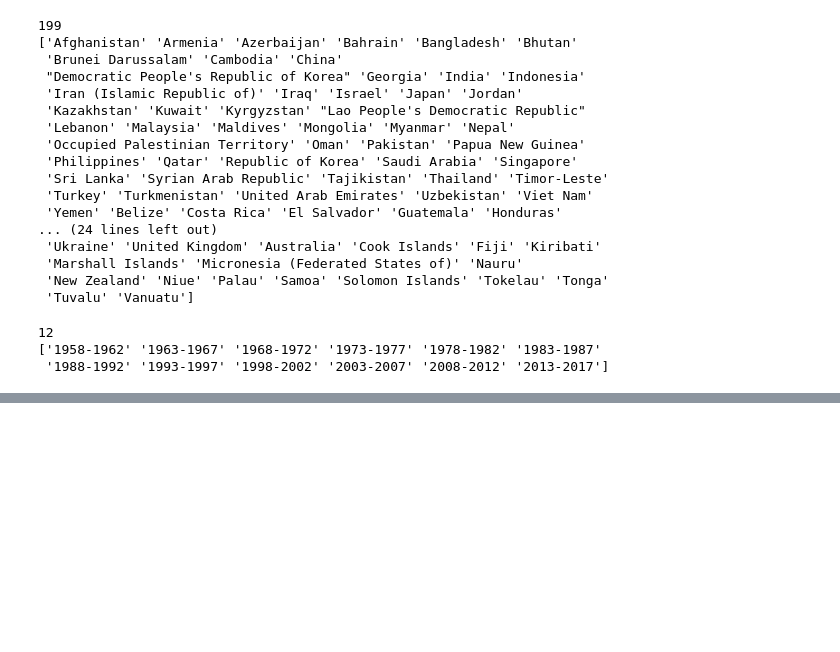
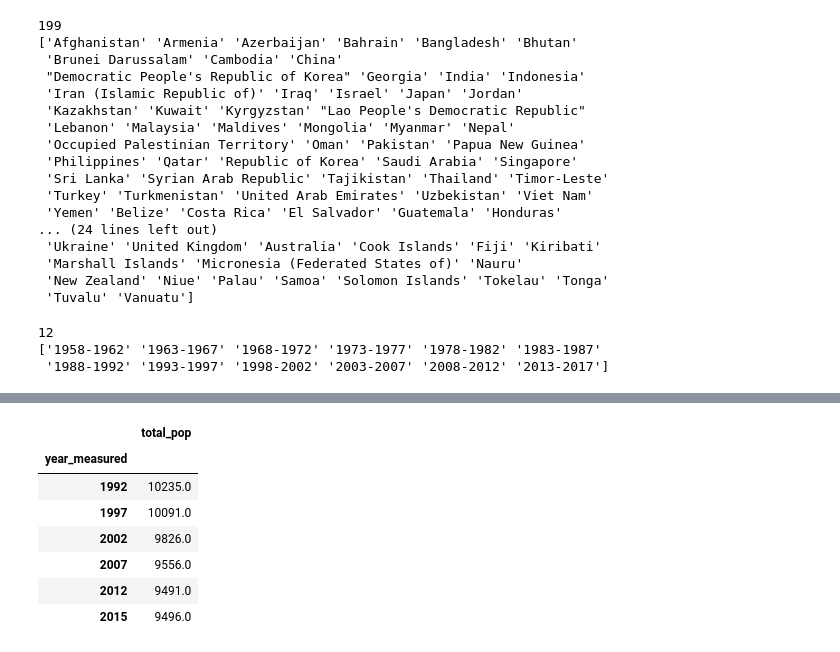
Before and after one commit to liguoqinjim/jupyter_notebook_todo_remove, a Jupyter notebook: notebook_idata_lesson01/Aquastat/Aquastat01.ipynb, the cells around one changed output, grey strips where cells are left out. Cells and saved outputs as stored; diff of their text form; code cells hidden in the pictures; blank space fills up the shorter version.

```diff
--- a/notebook_idata_lesson01/Aquastat/Aquastat01.ipynb
+++ b/notebook_idata_lesson01/Aquastat/Aquastat01.ipynb
@@ -110,0 +170,25 @@ range(1960, 2017, 5)
+# %%
+# 按照时间和国家来切分数据
+def time_series(df, country, variable):
+    # Only take data for country/variable combo
+    series = df[(df["country"] == country) & (df["variable"] == variable)]
+
+    # Drop years with no data
+    series = series.dropna()[['year_measured', 'value']]
+
+    # Change years to int and set as index
+    series.year_measured = series.year_measured.astype(int)
+    series.set_index('year_measured', inplace=True)
+    series.columns = [variable]
+    return series
+# %%
+time_series(data, 'Belarus', 'total_pop')
+# %% [output]
+|  | total_pop |
+| year_measured |  |
+| 1992 | 10235.0 |
+| 1997 | 10091.0 |
+| 2002 | 9826.0 |
+| 2007 | 9556.0 |
+| 2012 | 9491.0 |
+| 2015 | 9496.0 |
```
Also changed, not shown: parts of 12 cells of this notebook.
